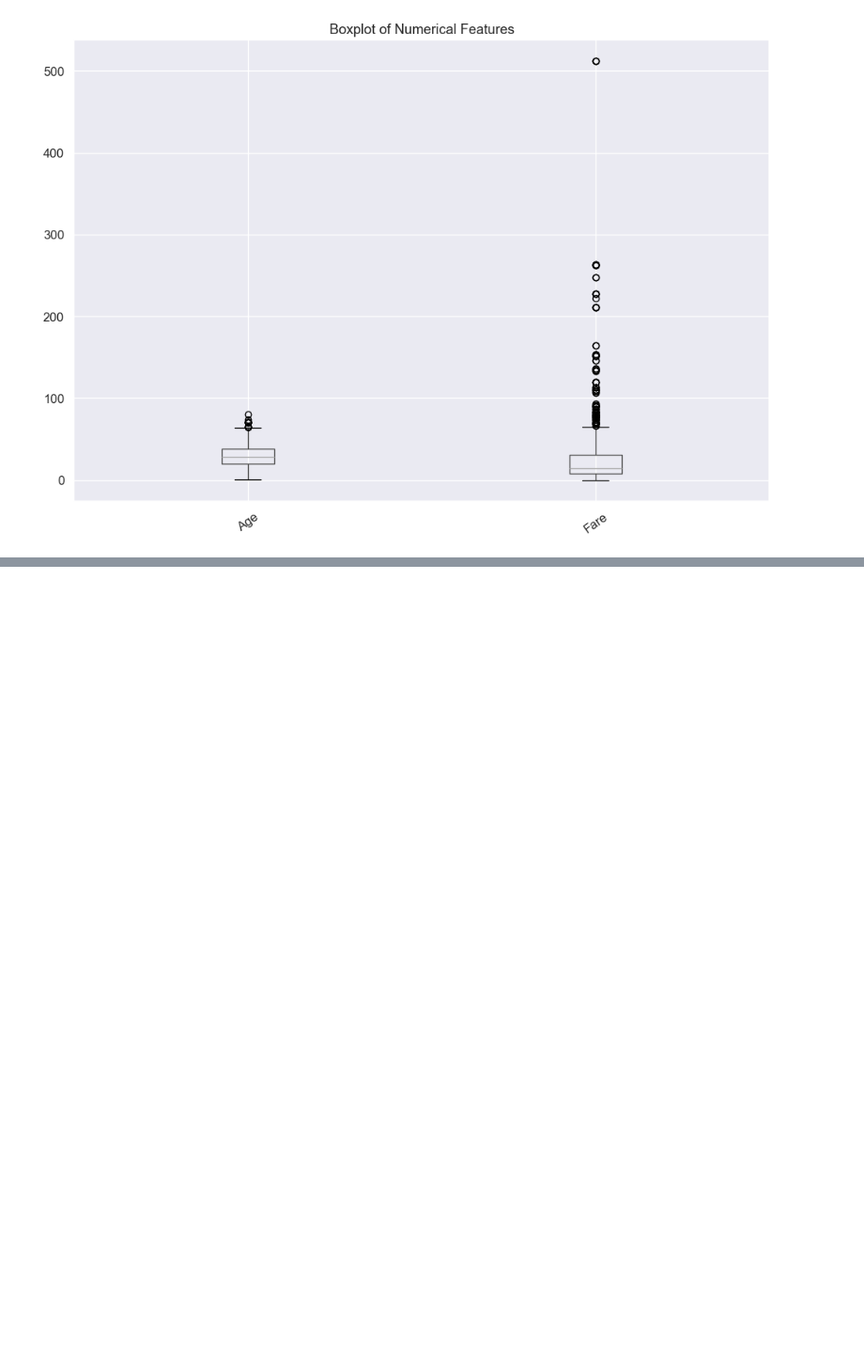
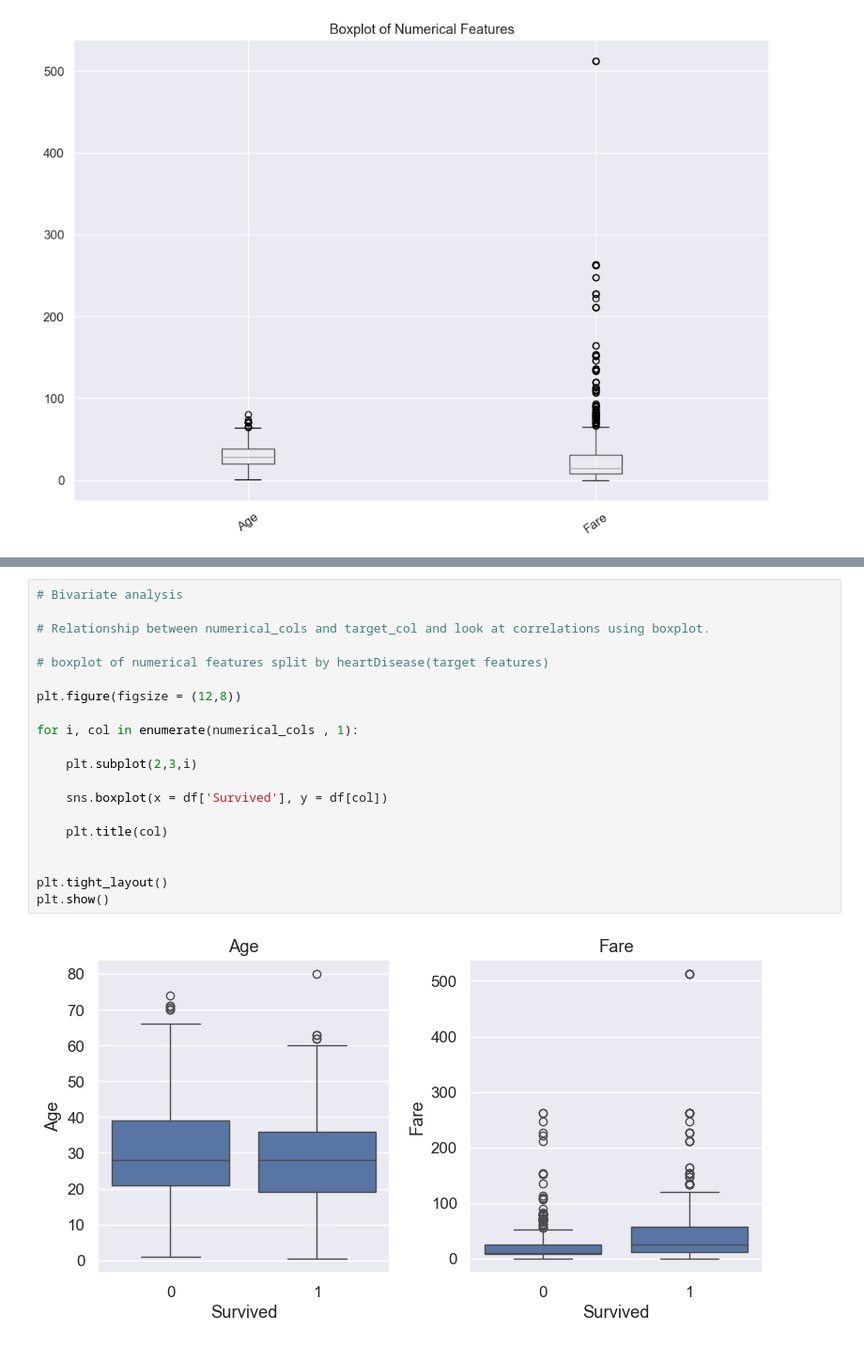
Before and after one commit to KzRaihan/Machine-learning, a Jupyter notebook: Module_06_EDA/_3_EDA_titanic_dataset.ipynb, the cells around one changed output, grey strips where cells are left out. Shown: that part at 94% size. Drawn from its saved outputs; the diff is of its cells as text; blank space fills up the shorter version.

```diff
--- a/Module_06_EDA/_3_EDA_titanic_dataset.ipynb
+++ b/Module_06_EDA/_3_EDA_titanic_dataset.ipynb
@@ -428,0 +585,22 @@ df[df['Fare'] > 275]
+# %%
+# Bivariate analysis
+
+# Relationship between numerical_cols and target_col and look at correlations using boxplot.
+
+# boxplot of numerical features split by heartDisease(target features)
+
+plt.figure(figsize = (12,8))
+
+for i, col in enumerate(numerical_cols , 1):
+
+    plt.subplot(2,3,i)
+
+    sns.boxplot(x = df['Survived'], y = df[col])
+
+    plt.title(col)
+
+
+plt.tight_layout()
+plt.show()
+# %% [output]
+[figure, added]
```
Also changed, not shown: parts of 38 cells of this notebook, 7 other files.
